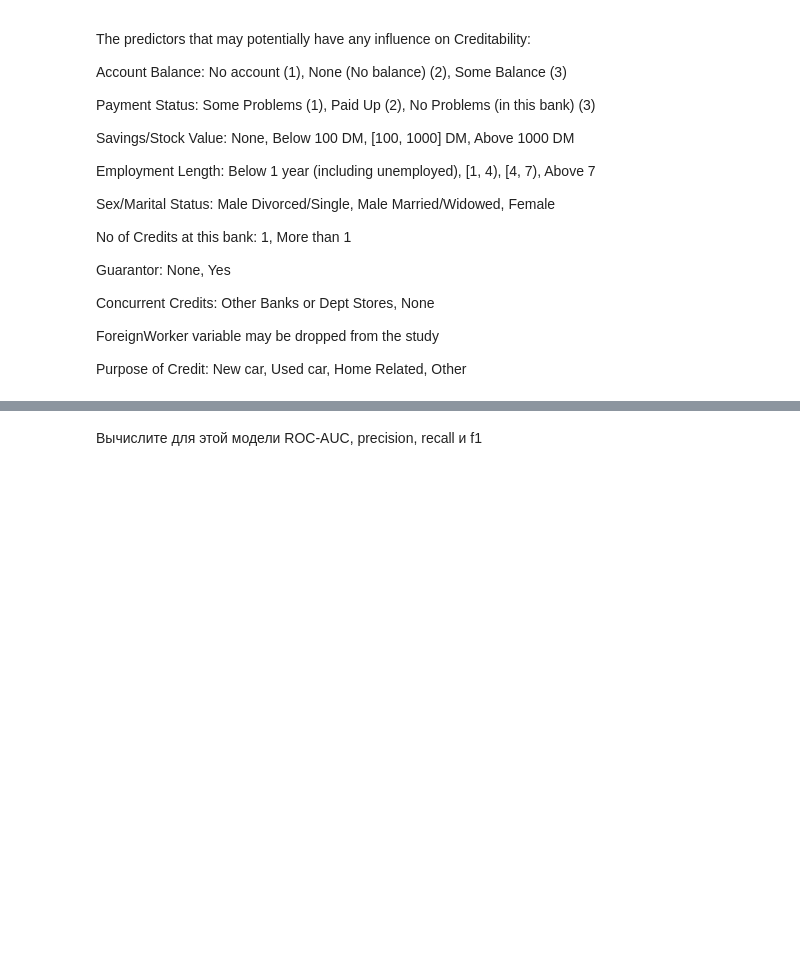
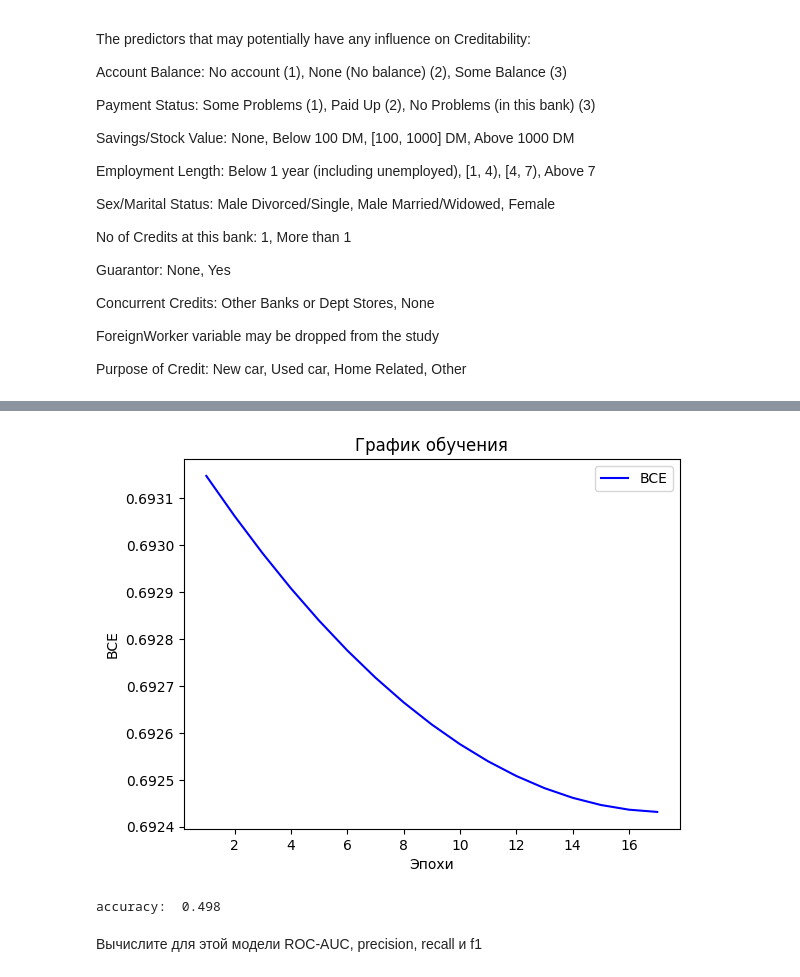
Before and after one commit to ellepheria/labs, a Jupyter notebook: laba3/Линейная модель и градиентный спуск.ipynb, the cells around one changed output, grey strips where cells are left out. Cells and saved outputs as stored; diff of their text form; code cells hidden in the pictures; blank space fills up the shorter version.

```diff
--- a/laba3/Линейная модель и градиентный спуск.ipynb
+++ b/laba3/Линейная модель и градиентный спуск.ipynb
@@ -236,8 +263,14 @@ ForeignWorker variable may be dropped from the study
 Purpose of Credit: New car, Used car, Home Related, Other
 # %%
 data = pd.read_csv('german.csv', sep=';')
-print(data.head())
-Y = ?
-X = ?
+Y = data.Creditability
+X = data[['Account_Balance',
+          'Payment_Status_of_Previous_Credit',
+         'Value_Savings_Stocks',
+          'Length_of_current_employment',
+         'Sex_Marital_Status',
+          'No_of_Credits_at_this_Bank',
+          'Guarantors',
+          'Purpose']]
 # %%
 print(data.describe())
@@ -244,29 +295,33 @@ print(data.describe())
 # %%
 # Вычислите среднее по столбцам.
-mean = ?
+mean = np.mean(X, axis = 0)
 
 # Вычислите стандартное отклонение по столбцам.
-std = ?
+std = np.std(X, axis = 0)
 
 # Нормализуйте данные по столбцам (стандартное масштабирование).
-normalized_X = ?
+normalized_X = (X-mean) / std
 # %%
-lc = LinearClassifier(num_features=?)
-history = lc.fit(?)
+lc = LinearClassifier(num_features=X.shape[1])
+history = lc.fit(normalized_X,Y.to_numpy(),learning_rate=0.01, epochs=17)
 # %%
 epochs = range(1, len(history) + 1)
 
 # Постройте график обучения.
-plt.plot(?, ?, 'b', label='BCE')
+plt.plot(epochs, history, 'b', label='BCE')
 plt.title('График обучения')
 plt.xlabel('Эпохи')
 plt.ylabel('BCE')
 plt.legend()
 
 # Отобразите график.
 plt.show()
+# %% [output]
+[figure, added]
 # %%
 pred = lc.predict(normalized_X)
 print('accuracy: ', (pred == Y).sum() / len(Y))
+# %% [output]
+accuracy:  0.498
 # %% [markdown]
 Вычислите для этой модели ROC-AUC, precision, recall и f1
```
Also changed, not shown: parts of 8 cells of this notebook.
